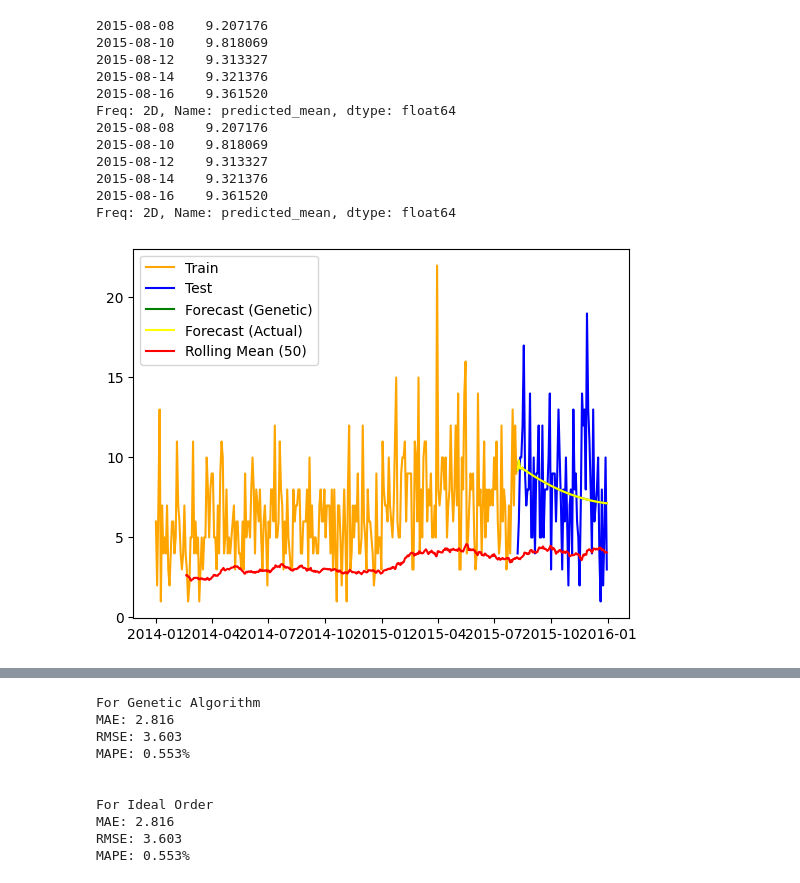
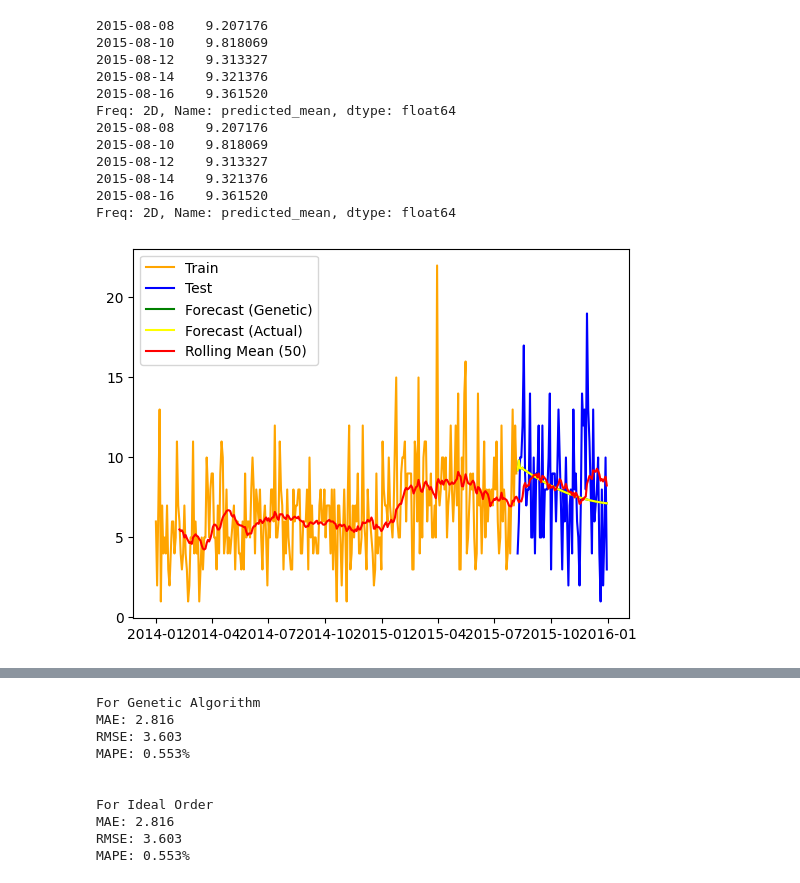
Before and after one commit to Aryan-401/ZeroWasteWarehouse, a Jupyter notebook: ZeroWasteManagement-ARIMA.ipynb, the cells around one changed output, grey strips where cells are left out. Saved outputs shown, nothing was run; the diff lists cells and outputs as text; code cells hidden in the pictures.

```diff
--- a/ZeroWasteManagement-ARIMA.ipynb
+++ b/ZeroWasteManagement-ARIMA.ipynb
@@ -311,14 +311,14 @@ Freq: 2D, Name: predicted_mean, dtype: float64
 # %%
 plt.plot(train.index, train, label='Train', color='orange')
 plt.plot(test.index, test, label='Test', color = 'blue')
 plt.plot(forecast.index, forecast, label='Forecast (Genetic)', color='green')
 plt.plot(forecast_ideal.index, forecast_ideal, label='Forecast (Actual)', color='yellow')
-plt.plot(df_date_item_no[item_find].rolling(window=50).mean(), color='red', label='Rolling Mean (50)')
+plt.plot(df_resampled.rolling(window=20).mean(), color='red', label='Rolling Mean (50)')
 
 plt.legend()
 plt.show()  # plot Test, Train and Forecast results
 # %% [output]
-[figure, old version]
+[figure, new version]
 # %%
 forecast_arima = results.forecast(steps=num_pred+len_test)
 forecast_arima_ideal = results_ideal.forecast(steps=num_pred+len_test)
```
Also changed, not shown: parts of 1 cell of this notebook.
